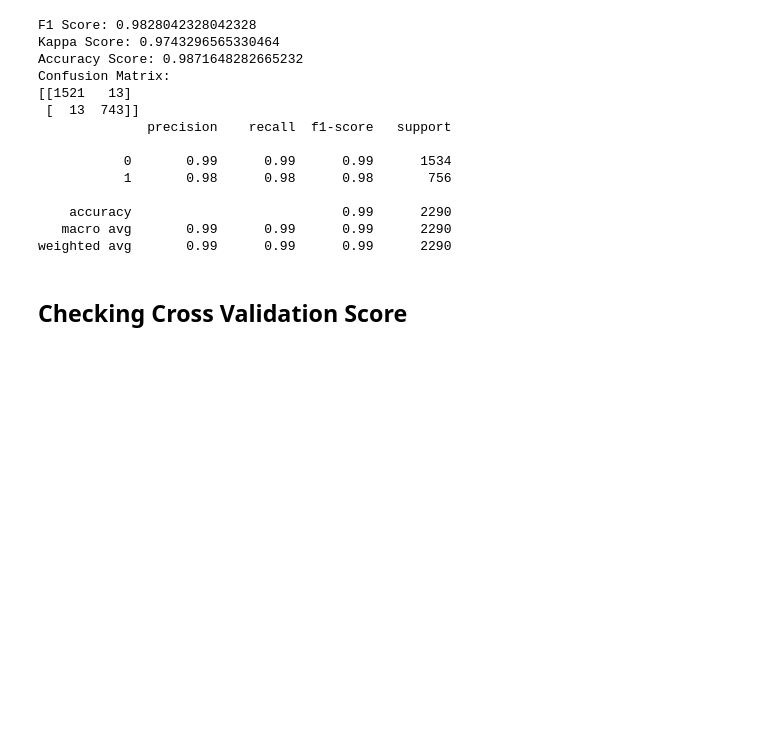
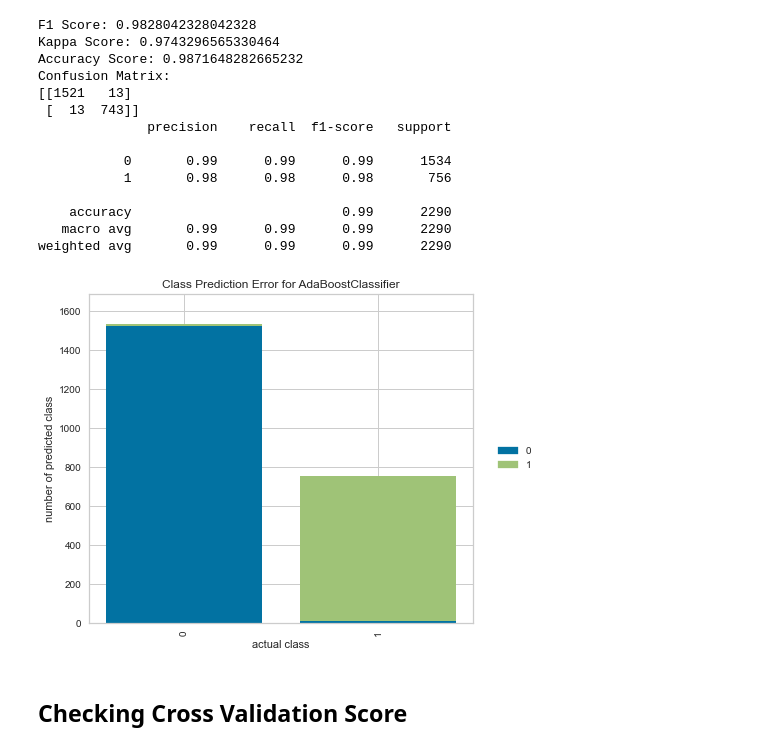
Before and after one commit to aditeyabaral/kepler-exoplanet-analysis, a Jupyter notebook: src/Prediction_ML.ipynb, the cells around one changed output. Cells and saved outputs as stored; diff of their text form; code cells hidden in the pictures; blank space fills up the shorter version.

```diff
--- a/src/Prediction_ML.ipynb
+++ b/src/Prediction_ML.ipynb
@@ -419,6 +475,10 @@ Confusion Matrix:
     accuracy                           0.99      2290
    macro avg       0.99      0.99      0.99      2290
 weighted avg       0.99      0.99      0.99      2290
+# %%
+getClassPredictionError(classifier)
+# %% [output]
+[figure, added]
 # %% [markdown]
 ## Checking Cross Validation Score
 # %%
```
Also changed, not shown: parts of 22 cells of this notebook, 7 other files.
